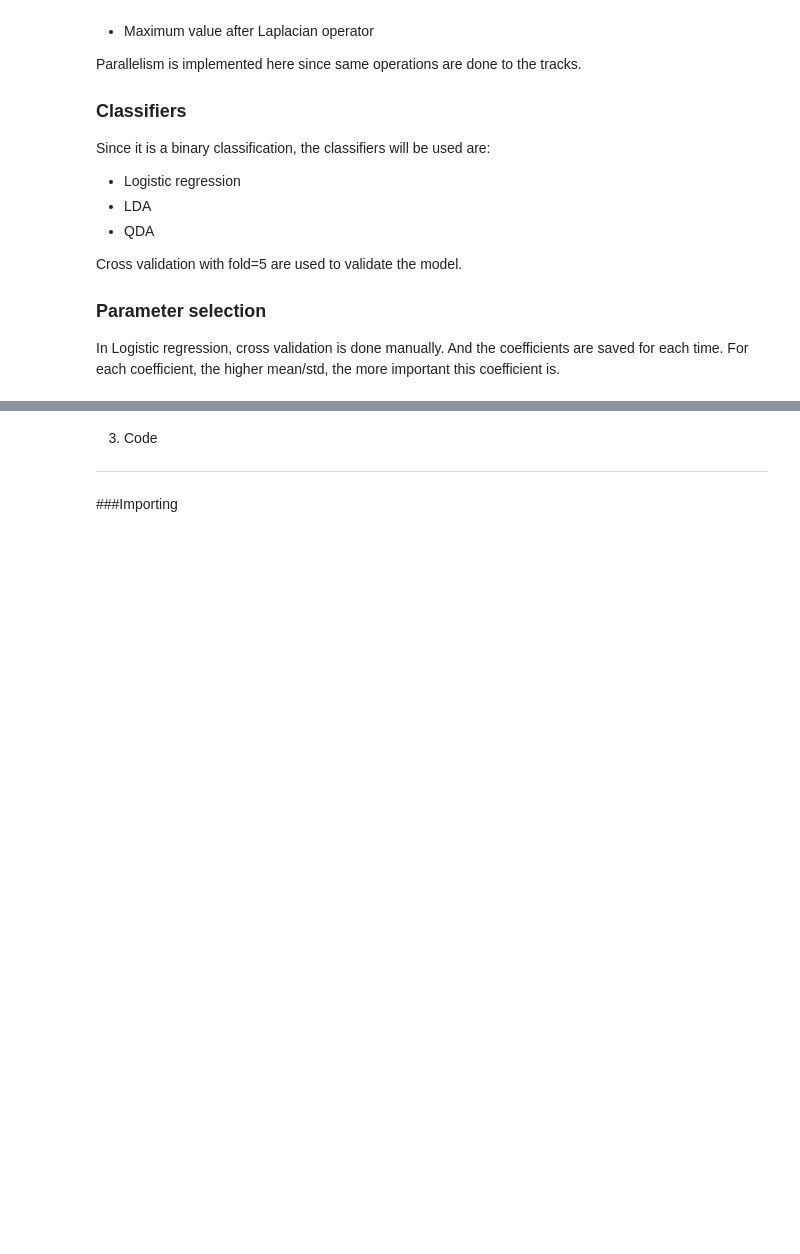
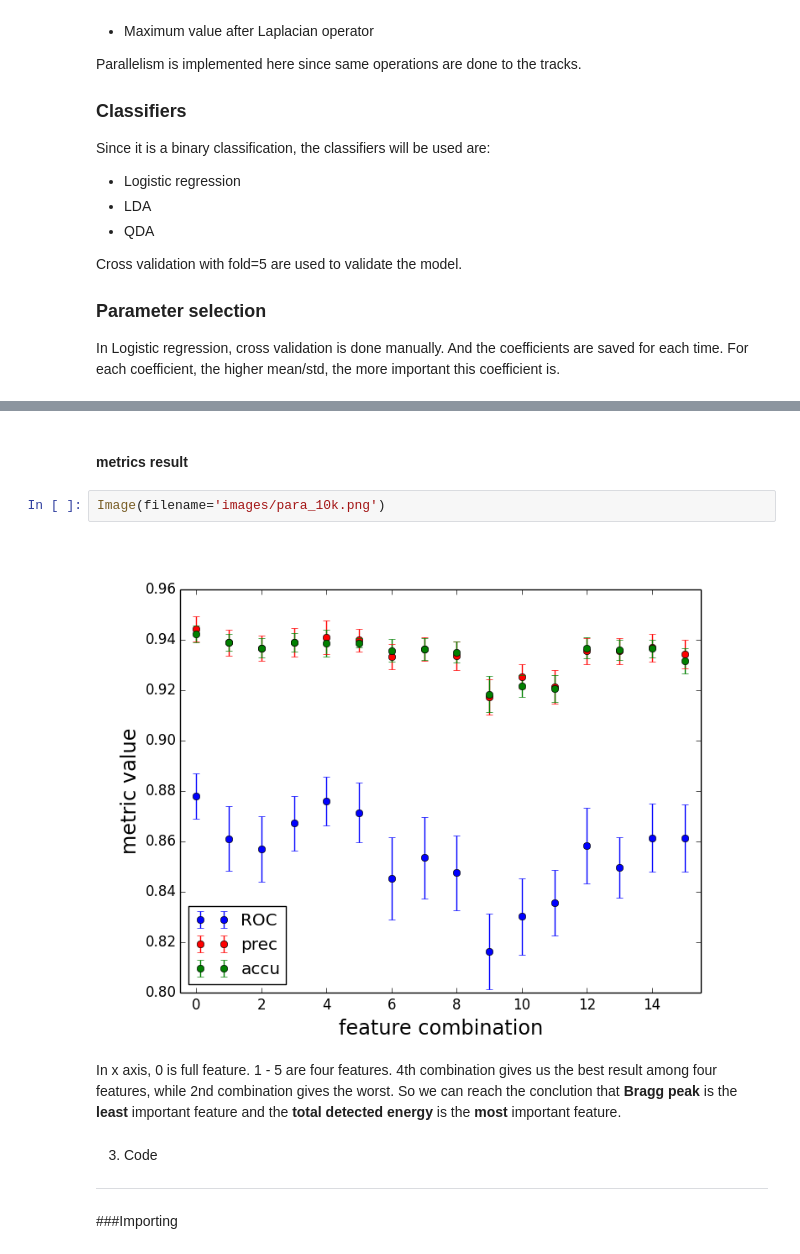
Before and after one commit to yigong/AY250, a Jupyter notebook: final_proj/I_am_the_nb.ipynb, the cells around one changed output, grey strips where cells are left out. Saved outputs shown, nothing was run; the diff lists cells and outputs as text; blank space fills up the shorter version.

```diff
--- a/final_proj/I_am_the_nb.ipynb
+++ b/final_proj/I_am_the_nb.ipynb
@@ -53,3 +68,11 @@ In Logistic regression, cross validation is done manually. And the coefficients
+# %% [markdown]
+#### metrics result
+# %%
+Image(filename='images/para_10k.png')
+# %% [output]
+[figure, added]
+# %% [markdown]
+In x axis, 0 is full feature. 1 - 5 are four features. 4th combination gives us the best result among four features, while 2nd combination gives the worst. So we can reach the conclution that **Bragg peak** is the **least** important feature and the **total detected energy** is the **most** important feature.
 # %% [markdown]
 3. Code
 -----
```
Also changed, not shown: parts of 40 cells of this notebook, 6 other files.
